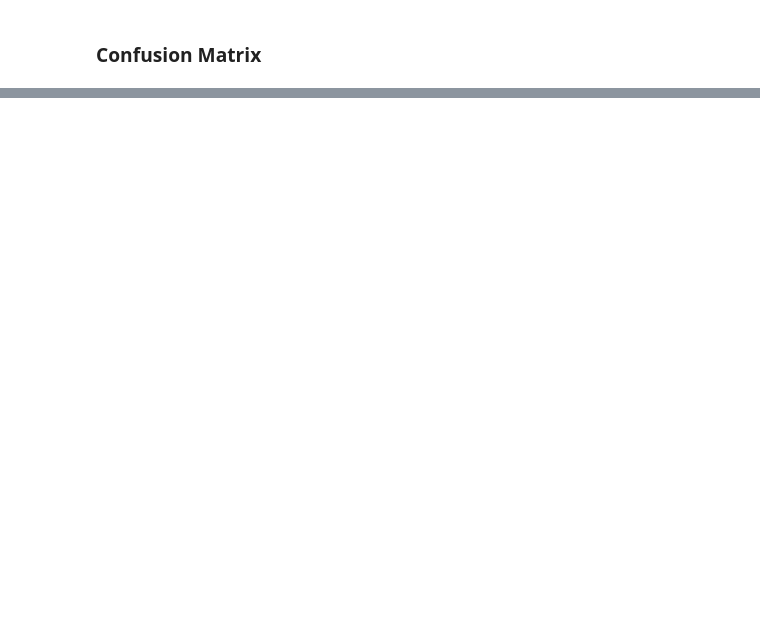
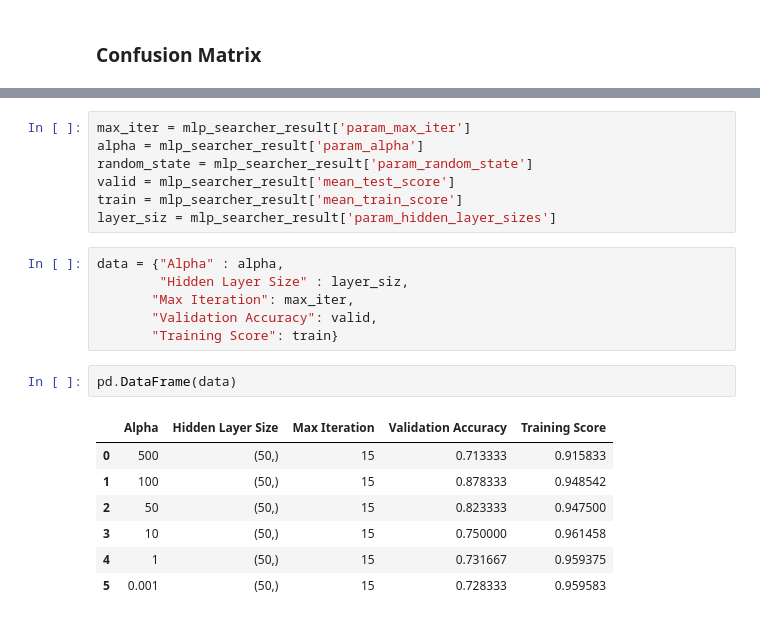
Before and after one commit to vmccab01/ProjectB_cs135, a Jupyter notebook: P1-DataModRand.ipynb, the cells around one changed output, grey strips where cells are left out. Saved outputs shown, nothing was run; the diff lists cells and outputs as text; blank space fills up the shorter version.

```diff
--- a/P1-DataModRand.ipynb
+++ b/P1-DataModRand.ipynb
@@ -330,0 +393,23 @@ plt.show()
+# %%
+max_iter = mlp_searcher_result['param_max_iter']
+alpha = mlp_searcher_result['param_alpha']
+random_state = mlp_searcher_result['param_random_state']
+valid = mlp_searcher_result['mean_test_score']
+train = mlp_searcher_result['mean_train_score']
+layer_siz = mlp_searcher_result['param_hidden_layer_sizes']
+# %%
+data = {"Alpha" : alpha,
+        "Hidden Layer Size" : layer_siz,
+       "Max Iteration": max_iter,
+       "Validation Accuracy": valid,
+       "Training Score": train}
+# %%
+pd.DataFrame(data)
+# %% [output]
+|  | Alpha | Hidden Layer Size | Max Iteration | Validation Accuracy | Training Score |
+| 0 | 500 | (50,) | 15 | 0.713333 | 0.915833 |
+| 1 | 100 | (50,) | 15 | 0.878333 | 0.948542 |
+| 2 | 50 | (50,) | 15 | 0.823333 | 0.947500 |
+| 3 | 10 | (50,) | 15 | 0.750000 | 0.961458 |
+| 4 | 1 | (50,) | 15 | 0.731667 | 0.959375 |
+| 5 | 0.001 | (50,) | 15 | 0.728333 | 0.959583 |
```
Also changed, not shown: parts of 17 cells of this notebook, 3 other files.
